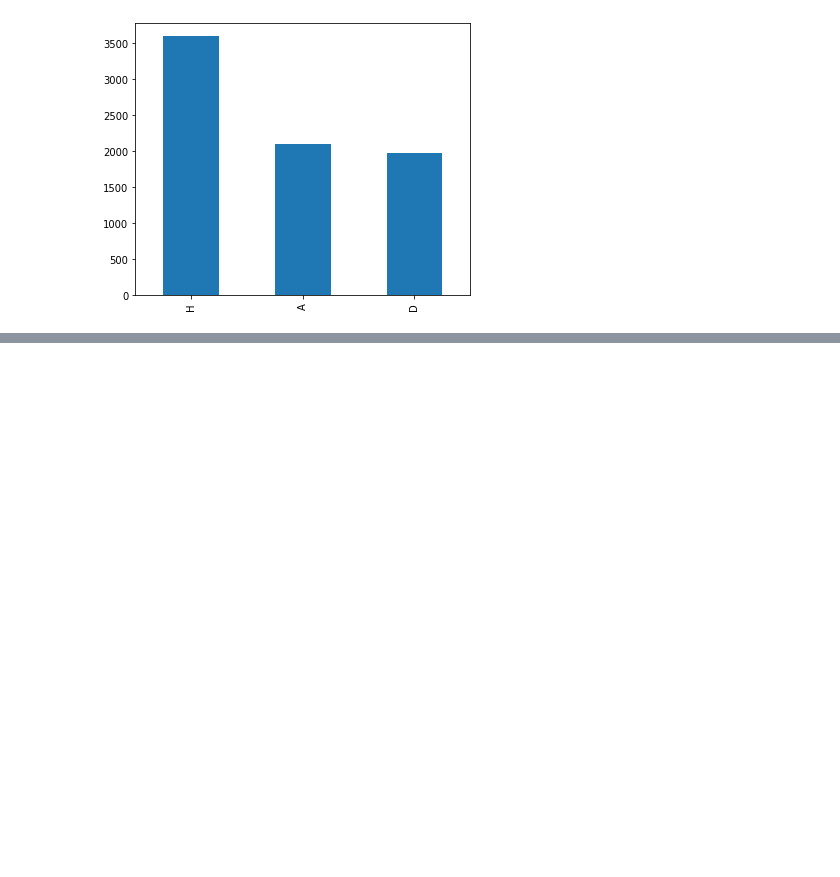
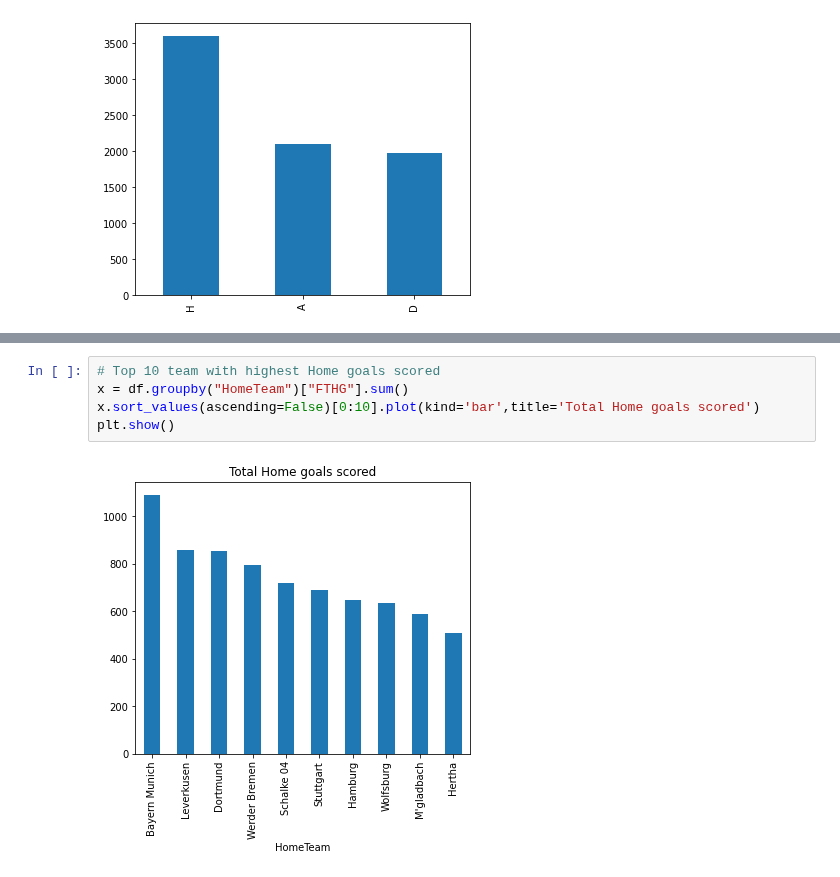
Before and after one commit to santhoshmc/machine-learning, a Jupyter notebook: Football_EDA.ipynb, the cells around one changed output, grey strips where cells are left out. Drawn from its saved outputs; the diff is of its cells as text; blank space fills up the shorter version.

```diff
--- a/Football_EDA.ipynb
+++ b/Football_EDA.ipynb
@@ -116,0 +131,7 @@ plt.show()
+# %%
+# Top 10 team with highest Home goals scored
+x = df.groupby("HomeTeam")["FTHG"].sum()
+x.sort_values(ascending=False)[0:10].plot(kind='bar',title='Total Home goals scored')
+plt.show()
+# %% [output]
+[figure, added]
```
Also changed, not shown: parts of 12 cells of this notebook.
